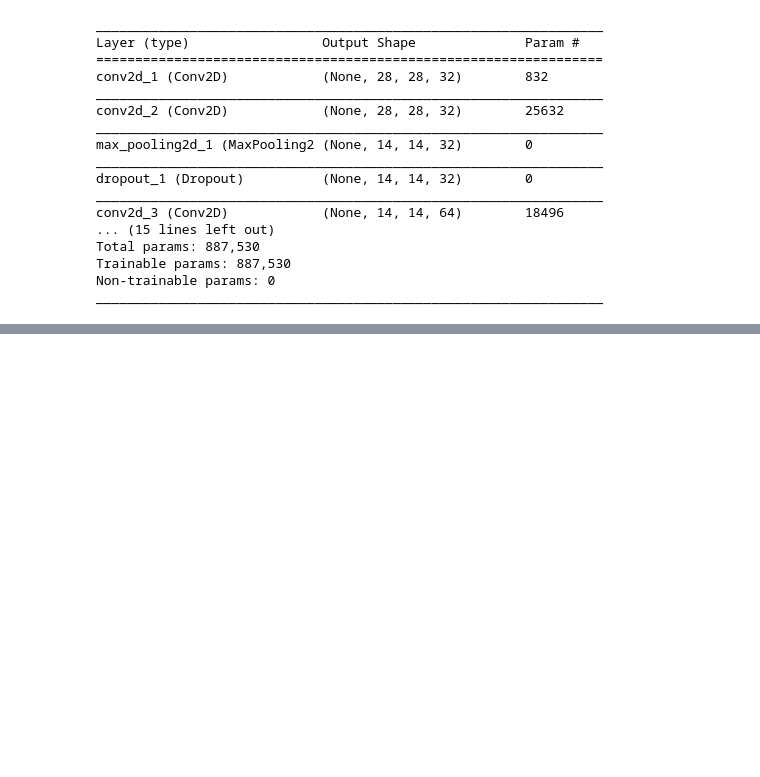
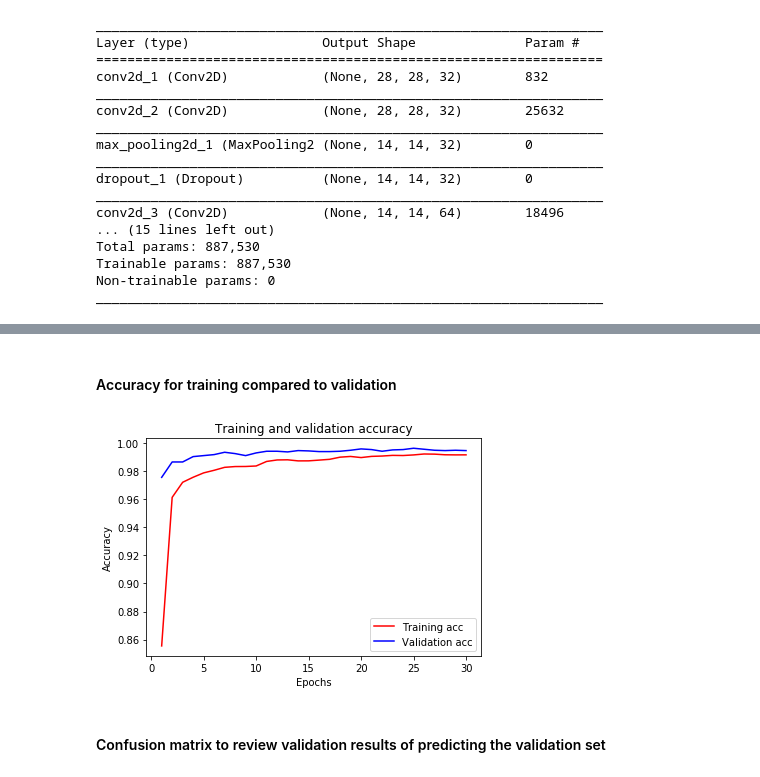
Before and after one commit to britcbish/dsnc6290-coursework, a Jupyter notebook: MNIST.ipynb, the cells around one changed output, grey strips where cells are left out. Cells and saved outputs as stored; diff of their text form; code cells hidden in the pictures; blank space fills up the shorter version.

```diff
--- a/MNIST.ipynb
+++ b/MNIST.ipynb
@@ -233,3 +269,19 @@ legend = ax[1].legend(loc='best', shadow=True)
+# %% [markdown]
+#### Accuracy for training compared to validation
+# %%
+acc = history.history['acc']
+val_acc = history.history['val_acc']
+plt.plot(eps, acc, color='red', label='Training acc')
+plt.plot(eps, val_acc, color='blue', label='Validation acc')
+plt.title('Training and validation accuracy')
+plt.xlabel('Epochs')
+plt.ylabel('Accuracy')
+plt.legend()
+plt.show()
+# %% [output]
+[figure, added]
+# %% [markdown]
+#### Confusion matrix to review validation results of predicting the validation set
 # %%
 #confusion matrix for model
 def plot_confusion_matrix(cm, classes,
```
Also changed, not shown: parts of 18 cells of this notebook.
